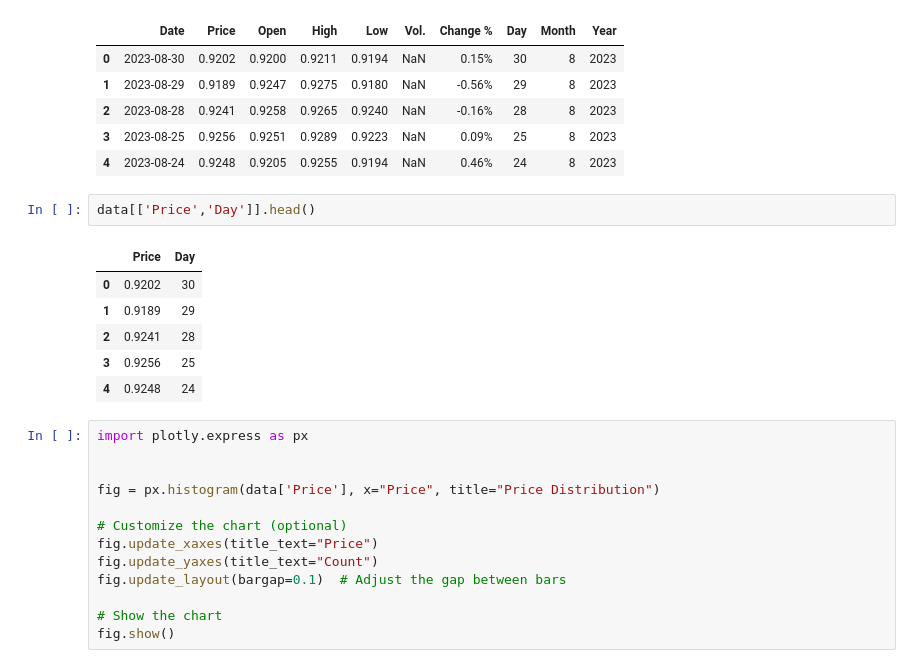
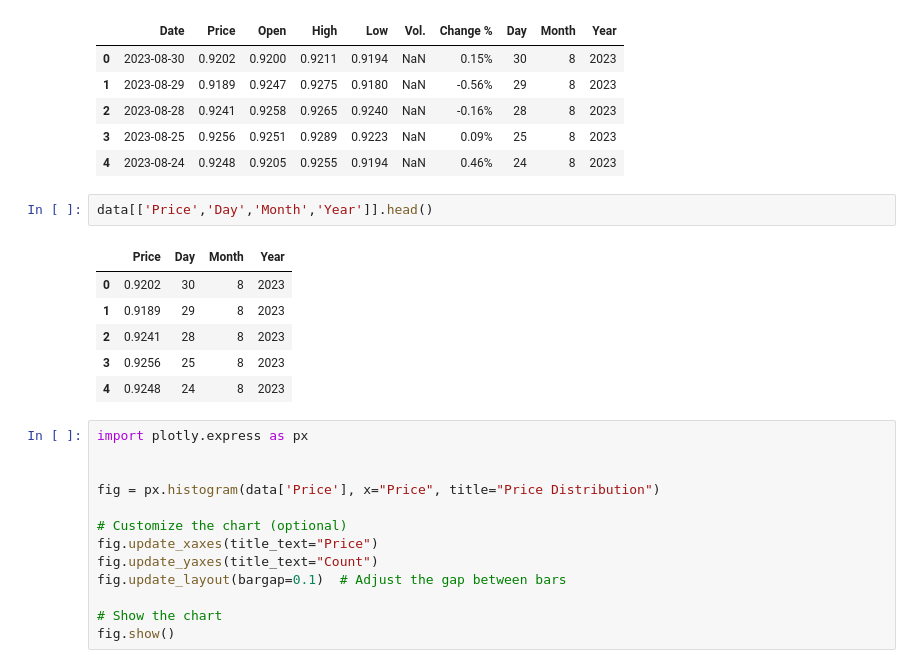
Before and after one commit to Anas1981/currency, a Jupyter notebook: EDA_.ipynb, the cells around one changed output. Saved outputs shown, nothing was run; the diff lists cells and outputs as text.

```diff
--- a/EDA_.ipynb
+++ b/EDA_.ipynb
@@ -97,14 +97,14 @@ data.head()
 | 3 | 2023-08-25 | 0.9256 | 0.9251 | 0.9289 | 0.9223 | NaN | 0.09% | 25 | 8 | 2023 |
 | 4 | 2023-08-24 | 0.9248 | 0.9205 | 0.9255 | 0.9194 | NaN | 0.46% | 24 | 8 | 2023 |
 # %%
-data[['Price','Day']].head()
+data[['Price','Day','Month','Year']].head()
 # %% [output]
-|  | Price | Day |
-| 0 | 0.9202 | 30 |
-| 1 | 0.9189 | 29 |
-| 2 | 0.9241 | 28 |
-| 3 | 0.9256 | 25 |
-| 4 | 0.9248 | 24 |
+|  | Price | Day | Month | Year |
+| 0 | 0.9202 | 30 | 8 | 2023 |
+| 1 | 0.9189 | 29 | 8 | 2023 |
+| 2 | 0.9241 | 28 | 8 | 2023 |
+| 3 | 0.9256 | 25 | 8 | 2023 |
+| 4 | 0.9248 | 24 | 8 | 2023 |
 # %%
 import plotly.express as px
 
```
Also changed, not shown: parts of 14 cells of this notebook.
